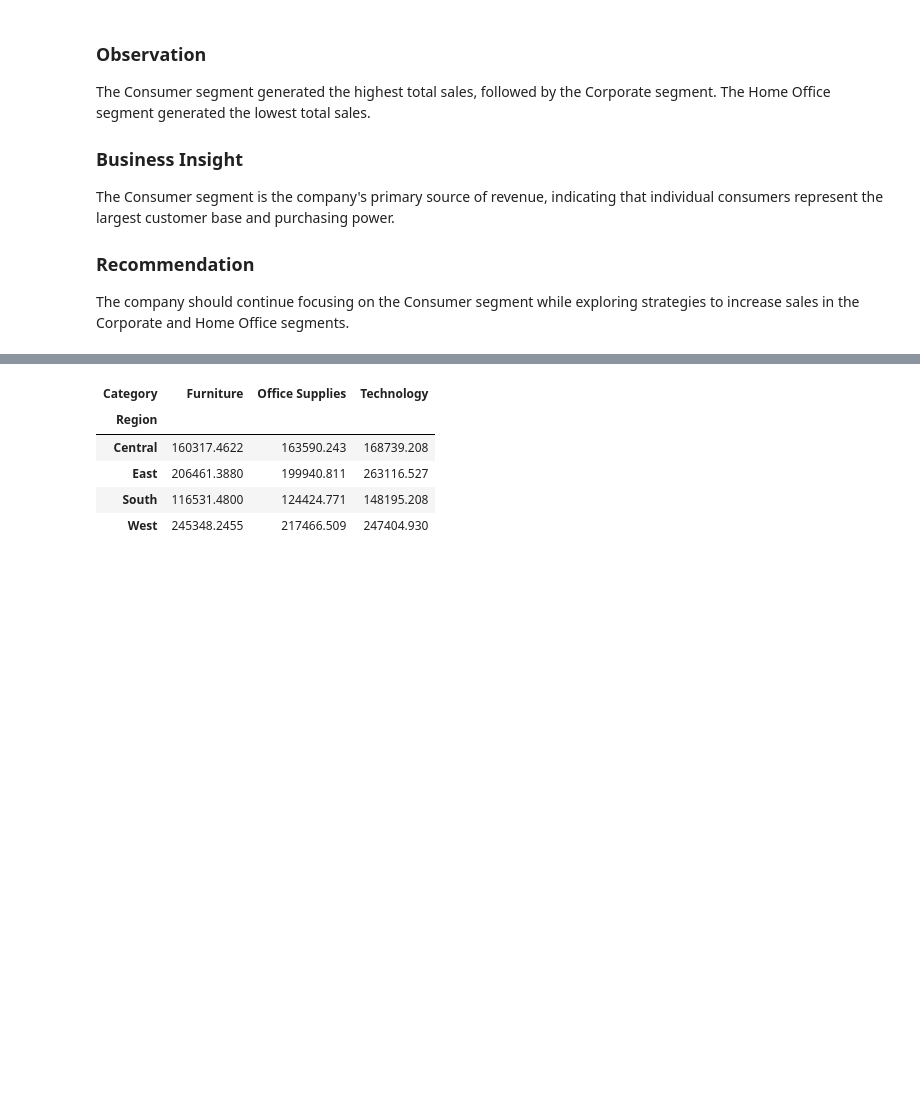
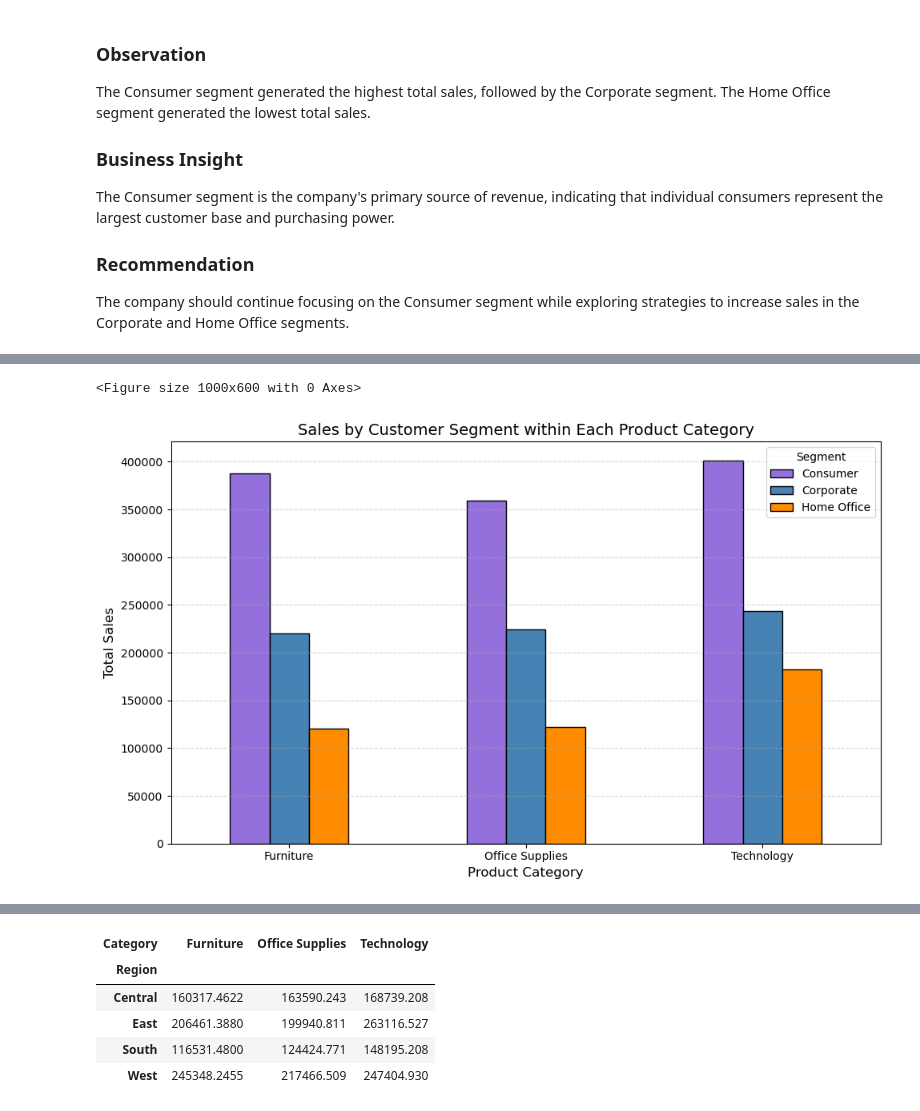
Before and after one commit to rominashamsi/Sales-Data-Analysis, a Jupyter notebook: Notebooks/analysis.ipynb, the cells around one changed output, grey strips where cells are left out. Cells and saved outputs as stored; diff of their text form; code cells hidden in the pictures; blank space fills up the shorter version.

```diff
--- a/Notebooks/analysis.ipynb
+++ b/Notebooks/analysis.ipynb
@@ -486,0 +507,30 @@ The company should continue focusing on the Consumer segment while exploring str
+# %%
+import matplotlib.pyplot as plt
+
+category_segment_sales = (
+    df_clean.groupby(["Category", "Segment"])["Sales"]
+    .sum()
+    .unstack()
+)
+
+plt.figure(figsize=(10,6))
+
+ax = category_segment_sales.plot(
+    kind="bar",
+    figsize=(10,6),
+    edgecolor="black",
+    color=["mediumpurple", "steelblue", "darkorange"]
+)
+
+plt.title("Sales by Customer Segment within Each Product Category", fontsize=14)
+plt.xlabel("Product Category", fontsize=12)
+plt.ylabel("Total Sales", fontsize=12)
+plt.xticks(rotation=0)
+
+plt.grid(axis="y", linestyle="--", alpha=0.5)
+
+plt.tight_layout()
+plt.show()
+# %% [output]
+<Figure size 1000x600 with 0 Axes>
+[figure, added]
```
Also changed, not shown: parts of 8 cells of this notebook.
